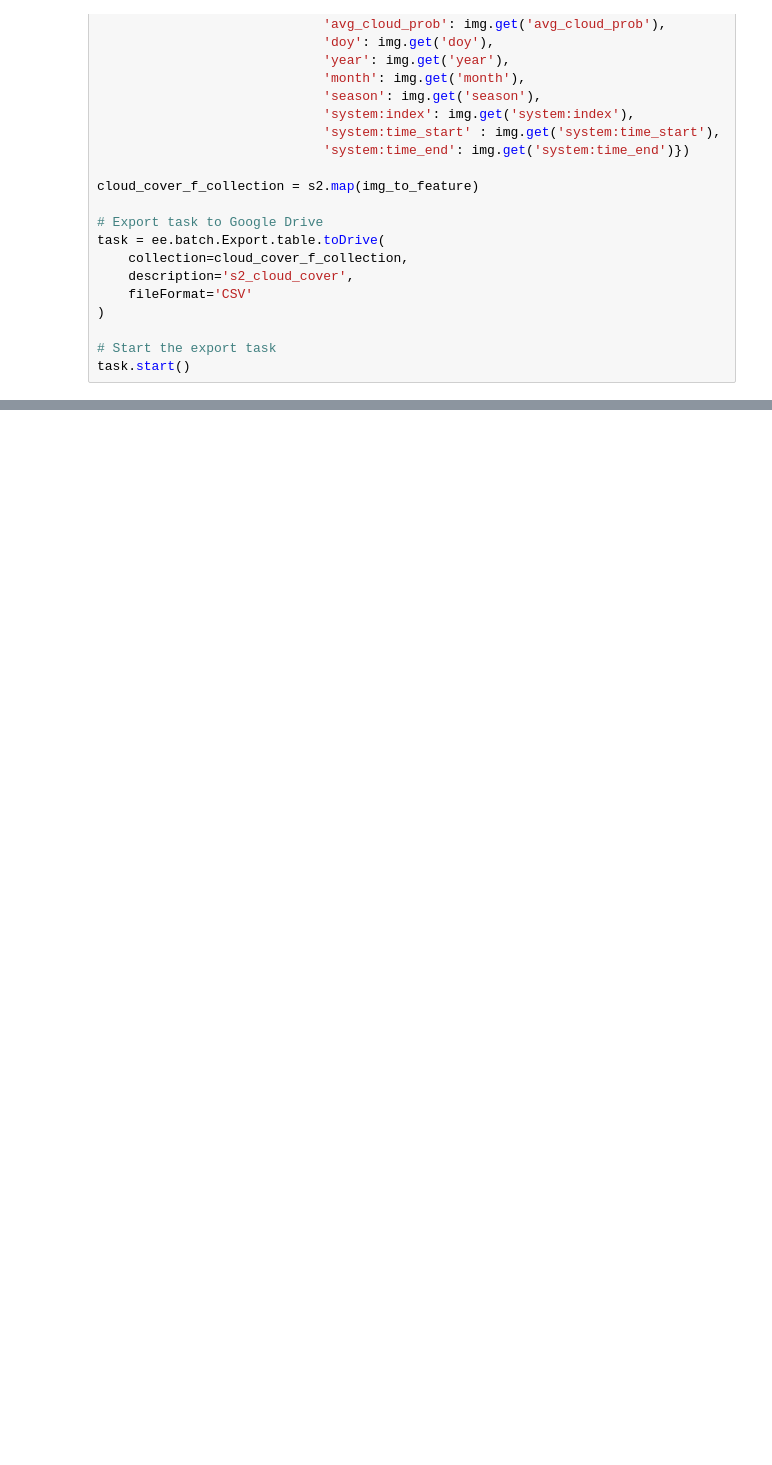
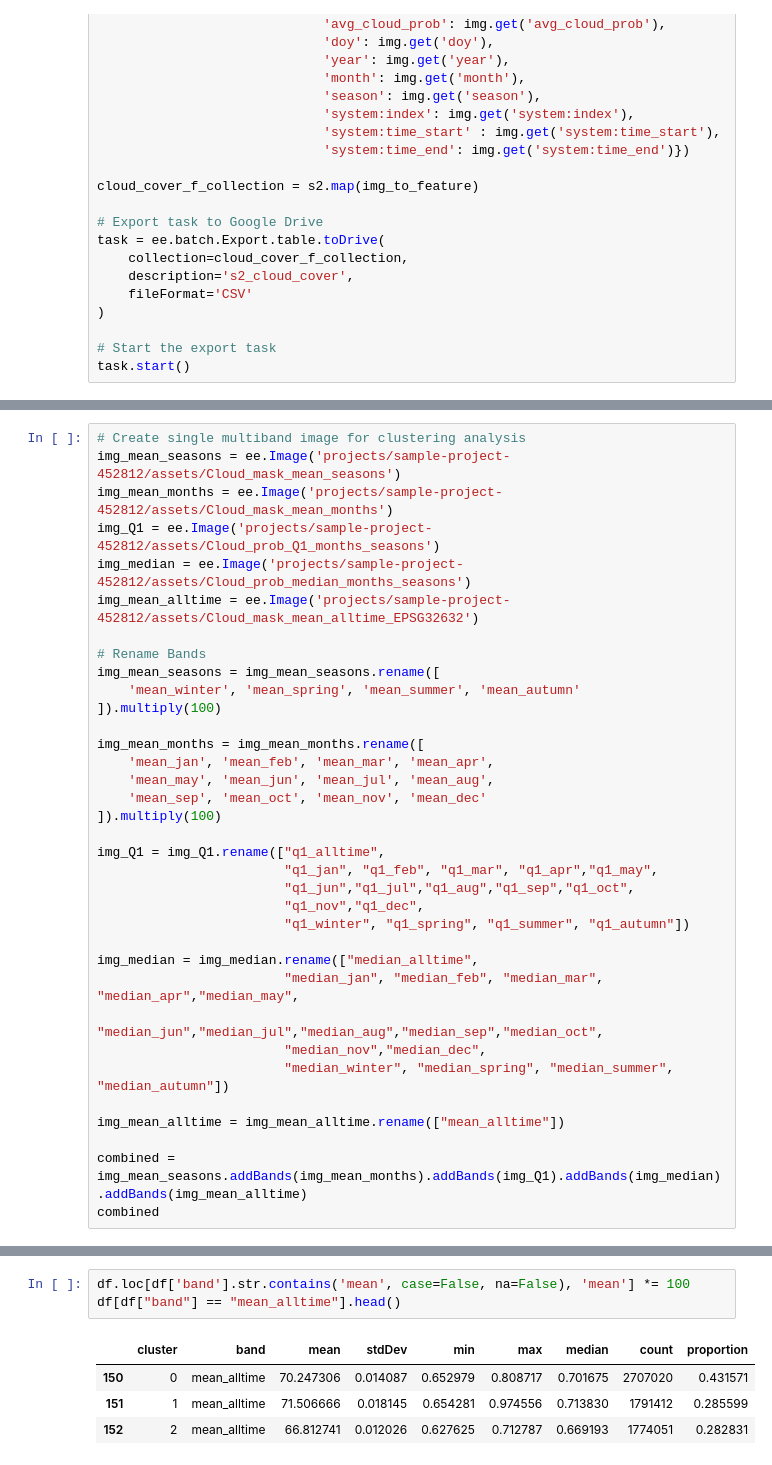
Before and after one commit to GeliezaK/master_thesis, a Jupyter notebook: src/extract_datasets_gee.ipynb, the cells around one changed output, grey strips where cells are left out. Drawn from its saved outputs; the diff is of its cells as text; blank space fills up the shorter version.

```diff
--- a/src/extract_datasets_gee.ipynb
+++ b/src/extract_datasets_gee.ipynb
@@ -415,0 +760,35 @@ task.start()
+# %%
+# Create single multiband image for clustering analysis
+img_mean_seasons = ee.Image('projects/sample-project-452812/assets/Cloud_mask_mean_seasons')
+img_mean_months = ee.Image('projects/sample-project-452812/assets/Cloud_mask_mean_months')
+img_Q1 = ee.Image('projects/sample-project-452812/assets/Cloud_prob_Q1_months_seasons')
+img_median = ee.Image('projects/sample-project-452812/assets/Cloud_prob_median_months_seasons')
+img_mean_alltime = ee.Image('projects/sample-project-452812/assets/Cloud_mask_mean_alltime_EPSG32632')
+
+# Rename Bands
+img_mean_seasons = img_mean_seasons.rename([
+    'mean_winter', 'mean_spring', 'mean_summer', 'mean_autumn'
+]).multiply(100)
+
+img_mean_months = img_mean_months.rename([
+    'mean_jan', 'mean_feb', 'mean_mar', 'mean_apr',
+    'mean_may', 'mean_jun', 'mean_jul', 'mean_aug',
+    'mean_sep', 'mean_oct', 'mean_nov', 'mean_dec'
+]).multiply(100)
+
+img_Q1 = img_Q1.rename(["q1_alltime",
+                        "q1_jan", "q1_feb", "q1_mar", "q1_apr","q1_may",
+                        "q1_jun","q1_jul","q1_aug","q1_sep","q1_oct",
+                        "q1_nov","q1_dec",
+                        "q1_winter", "q1_spring", "q1_summer", "q1_autumn"])
+
+img_median = img_median.rename(["median_alltime",
+                        "median_jan", "median_feb", "median_mar", "median_apr","median_may",
+                        "median_jun","median_jul","median_aug","median_sep","median_oct",
+                        "median_nov","median_dec",
+                        "median_winter", "median_spring", "median_summer", "median_autumn"])
+
+img_mean_alltime = img_mean_alltime.rename(["mean_alltime"])
+
+combined = img_mean_seasons.addBands(img_mean_months).addBands(img_Q1).addBands(img_median).addBands(img_mean_alltime)
+combined
@@ -415,0 +971,8 @@ task.start()
+# %%
+df.loc[df['band'].str.contains('mean', case=False, na=False), 'mean'] *= 100
+df[df["band"] == "mean_alltime"].head()
+# %% [output]
+|  | cluster | band | mean | stdDev | min | max | median | count | proportion |
+| 150 | 0 | mean_alltime | 70.247306 | 0.014087 | 0.652979 | 0.808717 | 0.701675 | 2707020 | 0.431571 |
+| 151 | 1 | mean_alltime | 71.506666 | 0.018145 | 0.654281 | 0.974556 | 0.713830 | 1791412 | 0.285599 |
+| 152 | 2 | mean_alltime | 66.812741 | 0.012026 | 0.627625 | 0.712787 | 0.669193 | 1774051 | 0.282831 |
```
Also changed, not shown: parts of 25 cells of this notebook, 8 other files.
